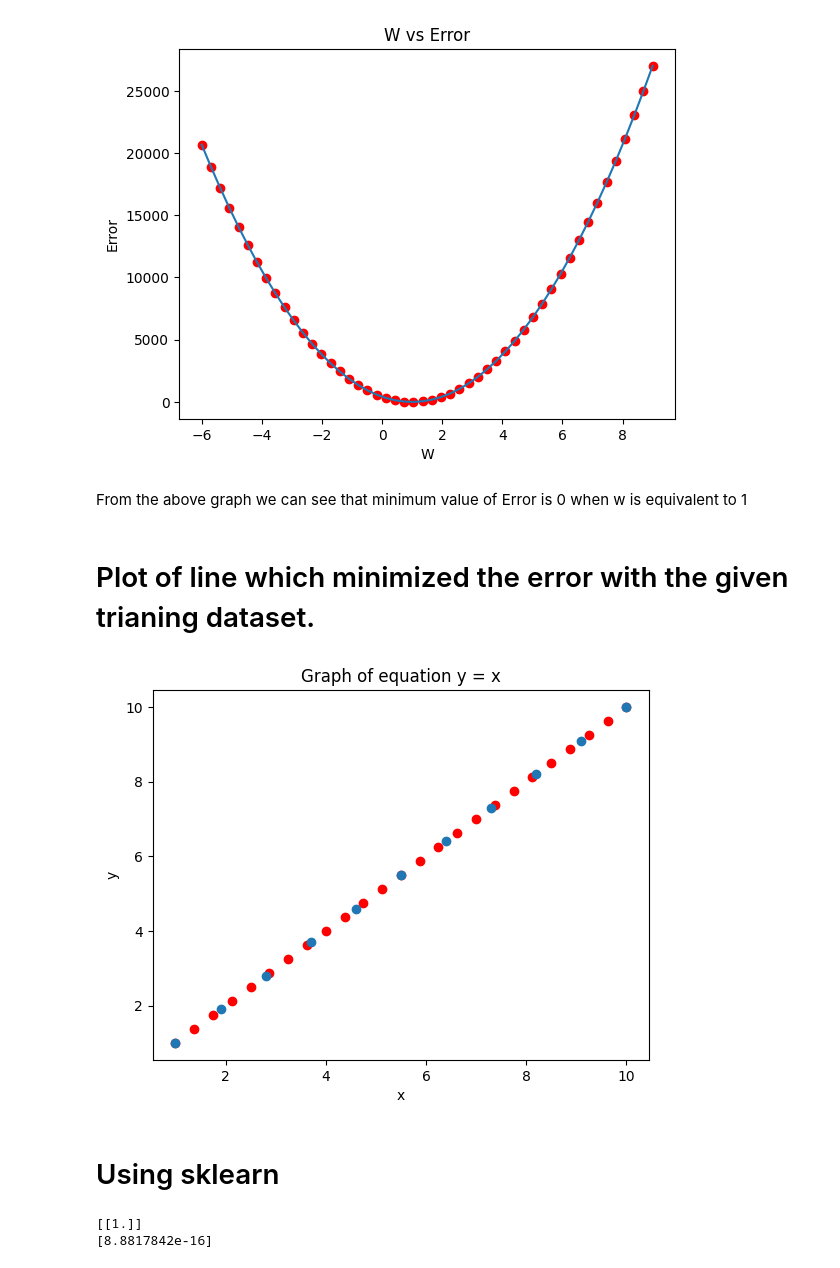
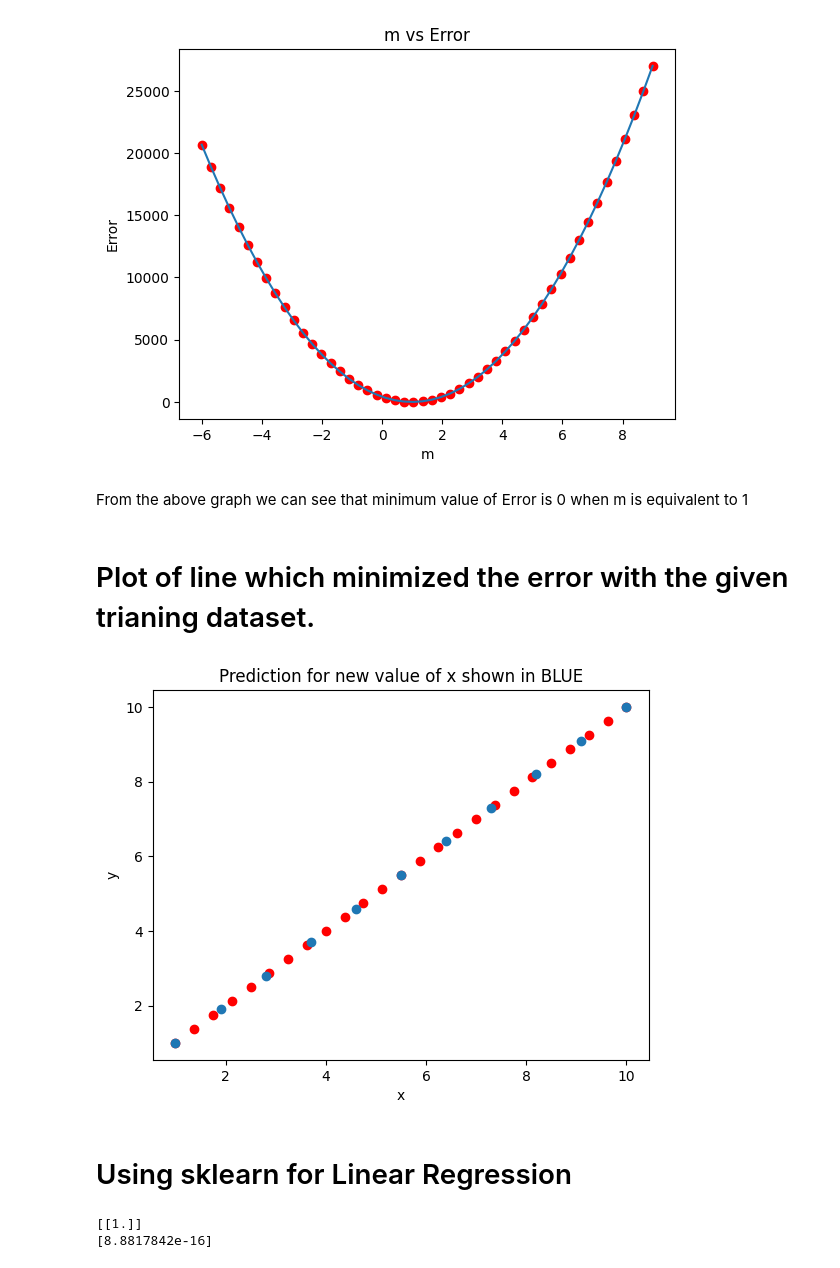
Before and after one commit to aruntakhur/GEU_ML_2024, a Jupyter notebook: LinearRegressionLab1GEU2024.ipynb, the cells around one changed output. Saved outputs shown, nothing was run; the diff lists cells and outputs as text; code cells hidden in the pictures.

```diff
--- a/LinearRegressionLab1GEU2024.ipynb
+++ b/LinearRegressionLab1GEU2024.ipynb
@@ -40,23 +40,23 @@ plt.show()
 # %% [output]
 [figure]
 # %% [markdown]
-From the above graph we can see that minimum value of Error is 0 when w is equivalent to 1
+From the above graph we can see that minimum value of Error is 0 when m is equivalent to 1
 # %% [markdown]
 # Plot of line which minimized the error with the given trianing dataset.
 # %%
 m = 1
 x_new = np.linspace(1,10,25)
 p = m*x_new
 plt.scatter(x_new,p,c='red')
 plt.scatter(x_data,y_data)
-plt.title('Graph of equation y = x')
+plt.title('Prediction for new value of x shown in BLUE')
 plt.xlabel('x')
 plt.ylabel('y')
 plt.show()
 # %% [output]
-[figure, old version]
+[figure, new version]
 # %% [markdown]
-# Using sklearn
+# Using sklearn for Linear Regression
 # %%
 import numpy as np
 from sklearn.linear_model import LinearRegression
```
Also changed, not shown: parts of 2 cells of this notebook.
